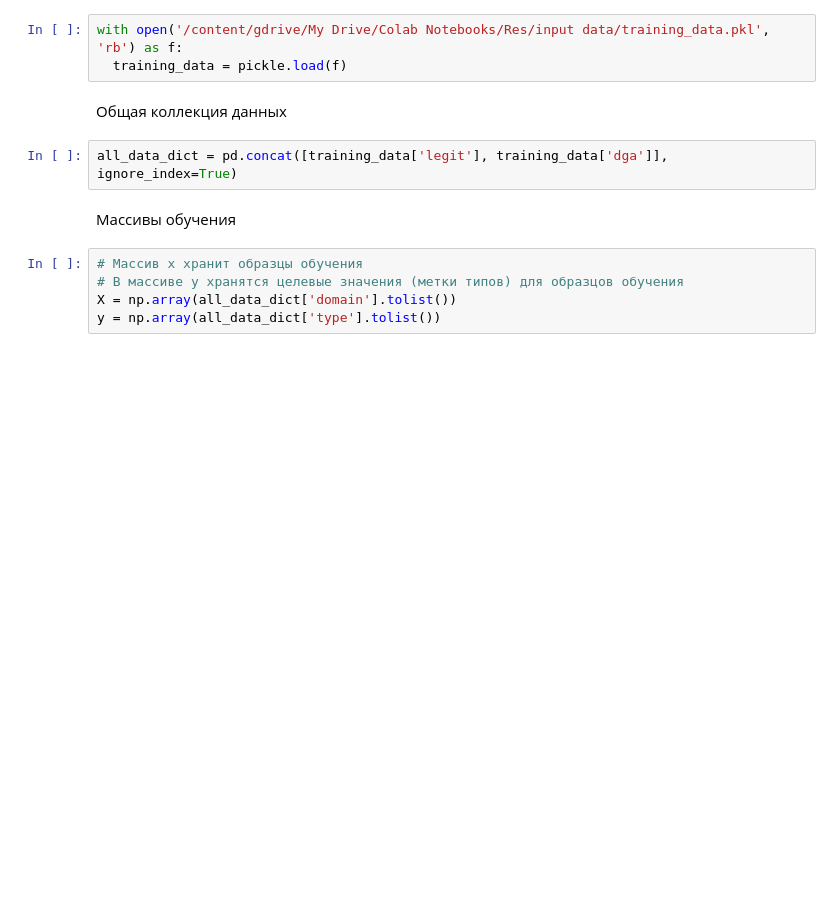
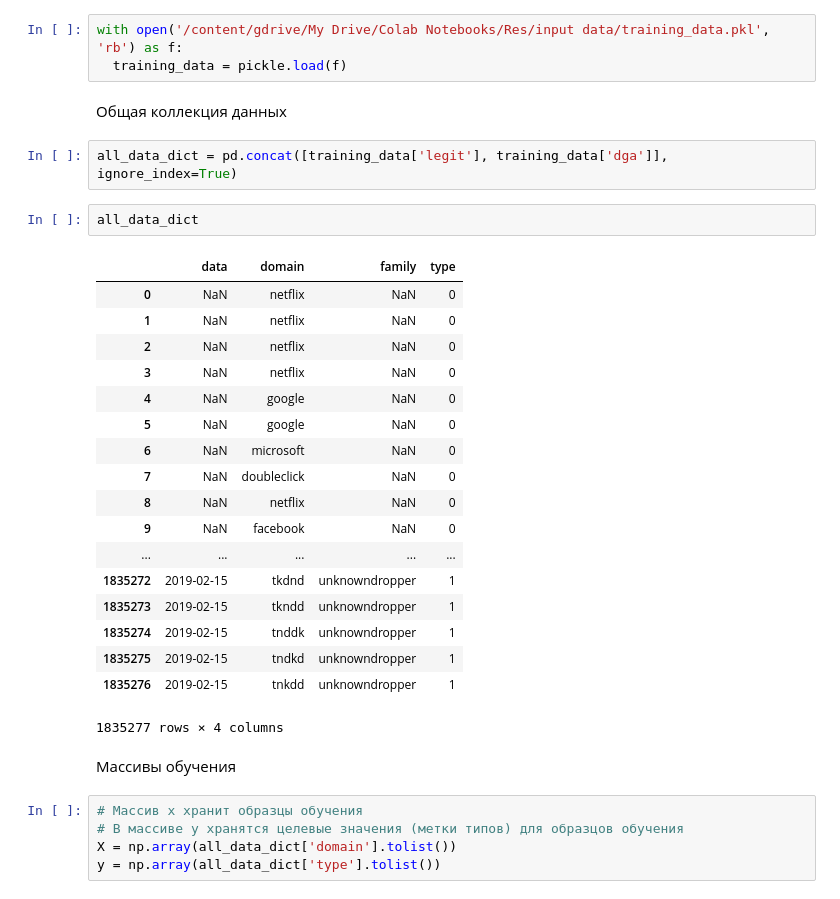
Before and after one commit to exctzo/bmstu_res, a Jupyter notebook: neural.ipynb, the cells around one changed output. Cells and saved outputs as stored; diff of their text form; blank space fills up the shorter version.

```diff
--- a/neural.ipynb
+++ b/neural.ipynb
@@ -21,6 +19,27 @@ with open('/content/gdrive/My Drive/Colab Notebooks/Res/input data/training_data
 Общая коллекция данных
 # %%
 all_data_dict = pd.concat([training_data['legit'], training_data['dga']], ignore_index=True)
+# %%
+all_data_dict
+# %% [output]
+|  | data | domain | family | type |
+| 0 | NaN | netflix | NaN | 0 |
+| 1 | NaN | netflix | NaN | 0 |
+| 2 | NaN | netflix | NaN | 0 |
+| 3 | NaN | netflix | NaN | 0 |
+| 4 | NaN | google | NaN | 0 |
+| 5 | NaN | google | NaN | 0 |
+| 6 | NaN | microsoft | NaN | 0 |
+| 7 | NaN | doubleclick | NaN | 0 |
+| 8 | NaN | netflix | NaN | 0 |
+| 9 | NaN | facebook | NaN | 0 |
+| ... | ... | ... | ... | ... |
+| 1835272 | 2019-02-15 | tkdnd | unknowndropper | 1 |
+| 1835273 | 2019-02-15 | tkndd | unknowndropper | 1 |
+| 1835274 | 2019-02-15 | tnddk | unknowndropper | 1 |
+| 1835275 | 2019-02-15 | tndkd | unknowndropper | 1 |
+| 1835276 | 2019-02-15 | tnkdd | unknowndropper | 1 |
+1835277 rows × 4 columns
 # %% [markdown]
 Массивы обучения
 # %%
```
Also changed, not shown: parts of 14 cells of this notebook, 2 other files.
